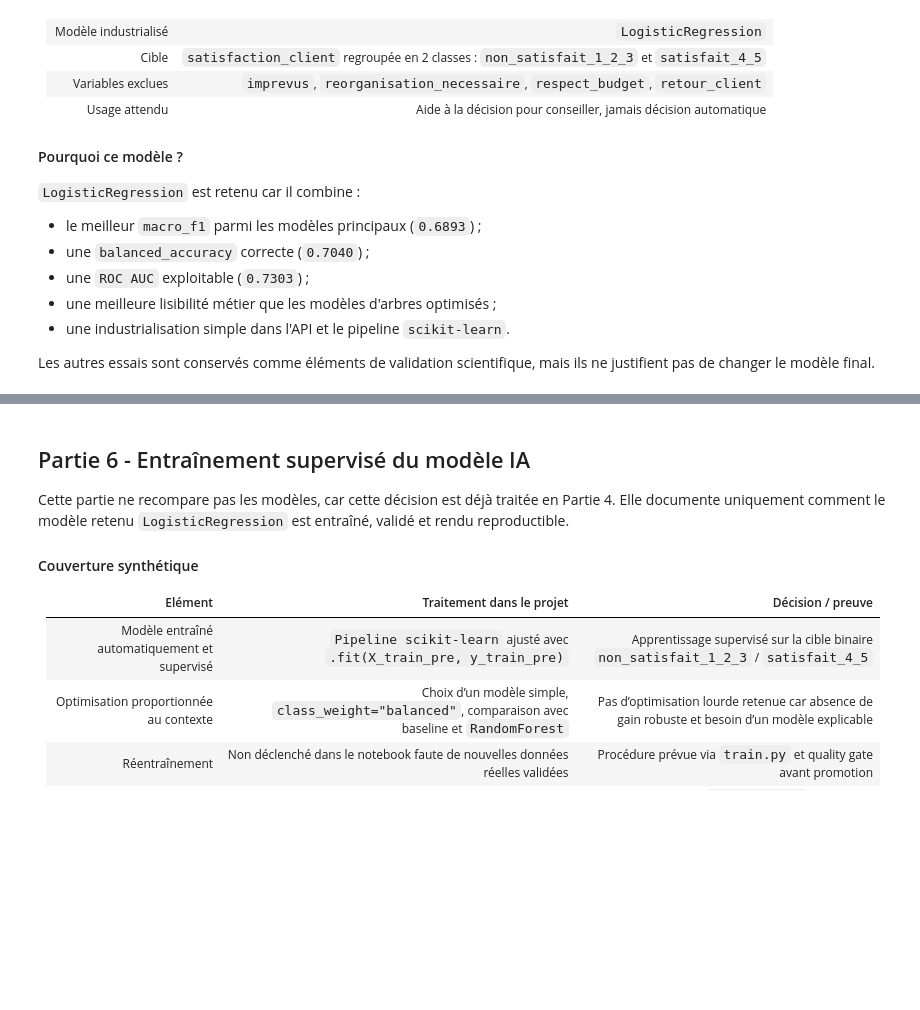
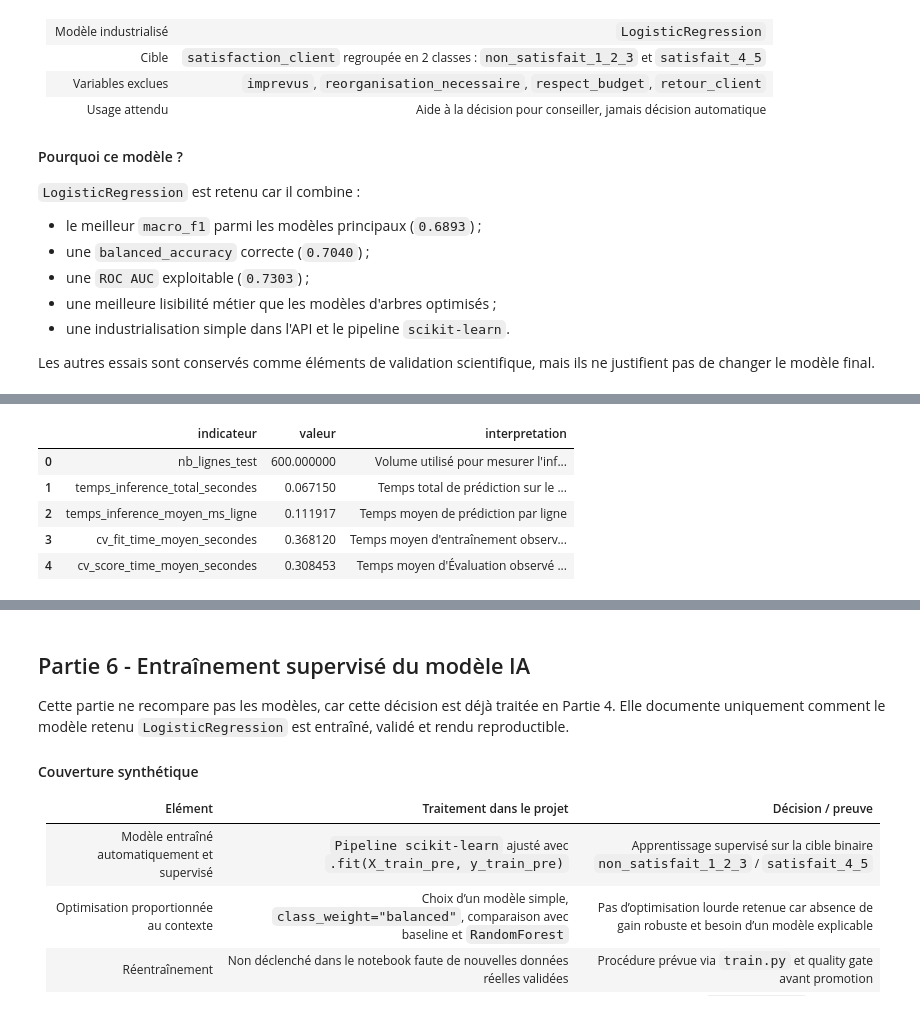
Before and after one commit to Mina-lgtm/projet_ia, a Jupyter notebook: notebooks/exam_ia_final.ipynb, the cells around one changed output, grey strips where cells are left out. Drawn from its saved outputs; the diff is of its cells as text; code cells hidden in the pictures; blank space fills up the shorter version.

```diff
--- a/notebooks/exam_ia_final.ipynb
+++ b/notebooks/exam_ia_final.ipynb
@@ -3273,0 +3312,100 @@ display(preuves_eco_conception_pre)
+# %%
+# Mesure simple du temps d'inférence sur le jeu de test avant départ.
+start_time = time.perf_counter()
+_ = best_pre_pipeline.predict(X_test_pre)
+inference_time_seconds_pre = time.perf_counter() - start_time
+
+performance_operationnelle_pre = pd.DataFrame([
+    {
+        "indicateur": "nb_lignes_test",
+        "valeur": len(X_test_pre),
+        "interpretation": "Volume utilisé pour mesurer l'inférence",
+    },
+    {
+        "indicateur": "temps_inference_total_secondes",
+        "valeur": inference_time_seconds_pre,
+        "interpretation": "Temps total de prédiction sur le jeu de test avant départ",
+    },
+    {
+        "indicateur": "temps_inference_moyen_ms_ligne",
+        "valeur": inference_time_seconds_pre / len(X_test_pre) * 1000,
+        "interpretation": "Temps moyen de prédiction par ligne",
+    },
+    {
+        "indicateur": "cv_fit_time_moyen_secondes",
+        "valeur": cv_results_pre["fit_time"].mean(),
+        "interpretation": "Temps moyen d'entraînement observé en validation croisée",
+    },
+    {
+        "indicateur": "cv_score_time_moyen_secondes",
+        "valeur": cv_results_pre["score_time"].mean(),
+        "interpretation": "Temps moyen d'Évaluation observé en validation croisée",
+    },
+])
+
+display(performance_operationnelle_pre.round(6))
+
+# Synthèse chiffrée des preuves d'éco-conception pour le modèle industrialisé.
+fit_time_mean_pre = float(cv_results_pre["fit_time"].mean())
+score_time_mean_pre = float(cv_results_pre["score_time"].mean())
+inference_ms_ligne_pre = inference_time_seconds_pre / len(X_test_pre) * 1000
+
+macro_f1_logreg_pre = float(
+    results_pre.loc[results_pre["modele"] == "LogisticRegression", "macro_f1"].iloc[0]
+)
+macro_f1_rf_pre = float(
+    results_pre.loc[results_pre["modele"] == "RandomForest", "macro_f1"].iloc[0]
+)
+gain_logreg_vs_rf_pre = macro_f1_logreg_pre - macro_f1_rf_pre
+
+preuves_eco_conception_pre = pd.DataFrame([
+    {
+        "preuve": "Modèle industrialisé",
+        "valeur_chiffree": best_pre_model_name,
+        "interpretation": "Modèle simple retenu pour le deploiement avant départ binaire.",
+    },
+    {
+        "preuve": "Nombre de variables d'entrée",
+        "valeur_chiffree": len(feature_columns_pre),
+        "interpretation": "Volume de variables limite, sans texte libre ni NLP dans le pipeline deploye.",
+    },
+    {
+        "preuve": "Taille train / test",
+        "valeur_chiffree": f"{len(X_train_pre)} / {len(X_test_pre)} lignes",
+        "interpretation": "Prototype tabulaire de taille limitee.",
+    },
+    {
+        "preuve": "Temps moyen d'entraînement CV",
+        "valeur_chiffree": f"{fit_time_mean_pre:.4f} s",
+        "interpretation": "Temps moyen de fit par fold en validation croisee.",
+    },
+    {
+        "preuve": "Temps total d'inference test",
+        "valeur_chiffree": f"{inference_time_seconds_pre:.4f} s",
+        "interpretation": f"Prediction realisee sur {len(X_test_pre)} lignes de test.",
+    },
+    {
+        "preuve": "Temps moyen d'inference par ligne",
+        "valeur_chiffree": f"{inference_ms_ligne_pre:.4f} ms",
+        "interpretation": "Inference compatible avec un usage API local leger.",
+    },
+    {
+        "preuve": "Gain du modele simple vs RandomForest",
+        "valeur_chiffree": f"{gain_logreg_vs_rf_pre:+.4f} macro_f1",
+        "interpretation": "Le modele plus complexe doit justifier son cout par un gain clair en macro_f1.",
+    },
+    {
+        "preuve": "NLP en production",
+        "valeur_chiffree": "0 variable NLP",
+        "interpretation": "`retour_client` et les features NLP sont exclus du modèle déployé.",
+    },
+])
+
+display(preuves_eco_conception_pre)
+# %% [output]
+|  | indicateur | valeur | interpretation |
+| 0 | nb_lignes_test | 600.000000 | Volume utilisé pour mesurer l'inf... |
+| 1 | temps_inference_total_secondes | 0.067150 | Temps total de prédiction sur le ... |
+| 2 | temps_inference_moyen_ms_ligne | 0.111917 | Temps moyen de prédiction par ligne |
+| 3 | cv_fit_time_moyen_secondes | 0.368120 | Temps moyen d'entraînement observ... |
+| 4 | cv_score_time_moyen_secondes | 0.308453 | Temps moyen d'Évaluation observé ... |
```
Also changed, not shown: parts of 49 cells of this notebook, 2 other files.
